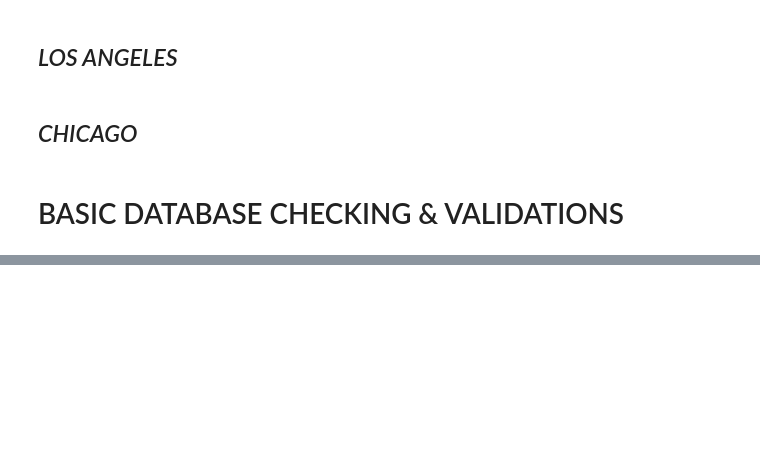
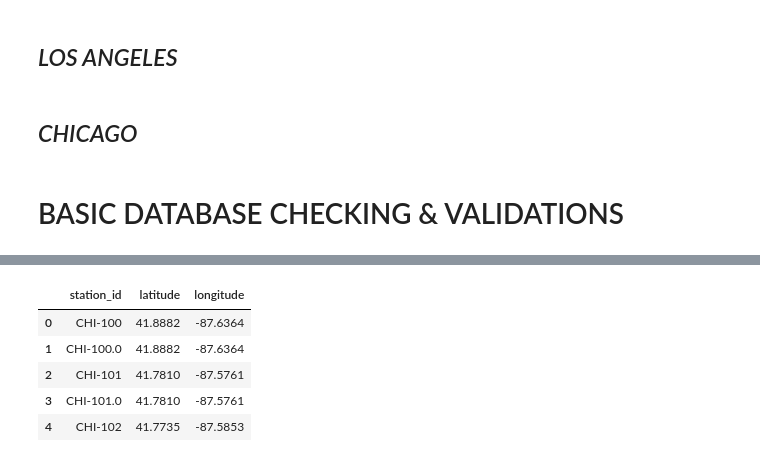
Before and after one commit to GVAlonzo/t5_etl_project, a Jupyter notebook: t5_etl_project.ipynb, the cells around one changed output, grey strips where cells are left out. Saved outputs shown, nothing was run; the diff lists cells and outputs as text; code cells hidden in the pictures; blank space fills up the shorter version.

```diff
--- a/t5_etl_project.ipynb
+++ b/t5_etl_project.ipynb
@@ -379,0 +392,9 @@ OperationalError: (psycopg2.OperationalError) FATAL:  database "bikeshare" does
+# %%
+pd.read_sql_query('select * from station order by station_id', con=engine).head()
+# %% [output]
+|  | station_id | latitude | longitude |
+| 0 | CHI-100 | 41.8882 | -87.6364 |
+| 1 | CHI-100.0 | 41.8882 | -87.6364 |
+| 2 | CHI-101 | 41.7810 | -87.5761 |
+| 3 | CHI-101.0 | 41.7810 | -87.5761 |
+| 4 | CHI-102 | 41.7735 | -87.5853 |
```
Also changed, not shown: parts of 15 cells of this notebook, 2 other files.
